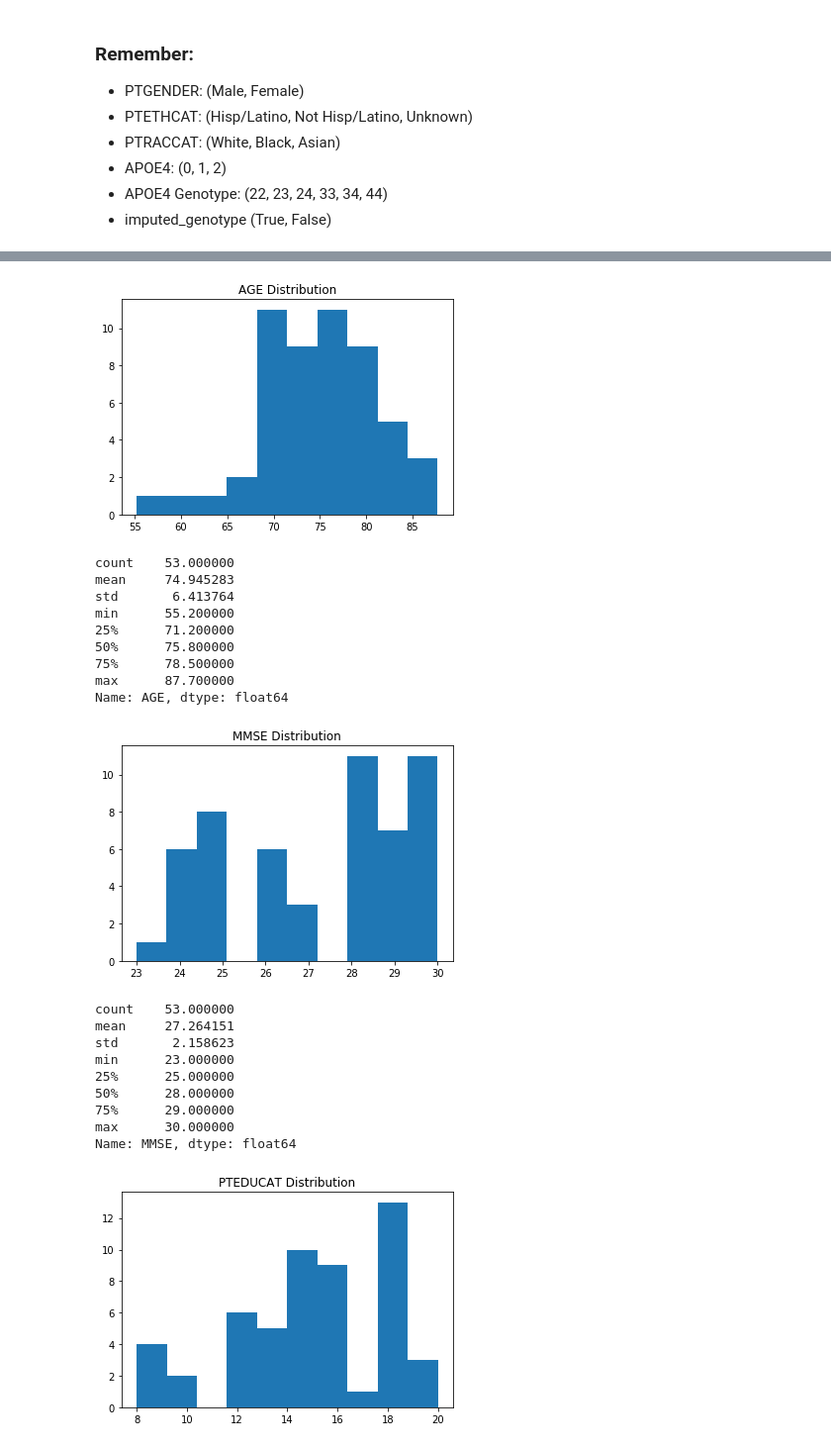
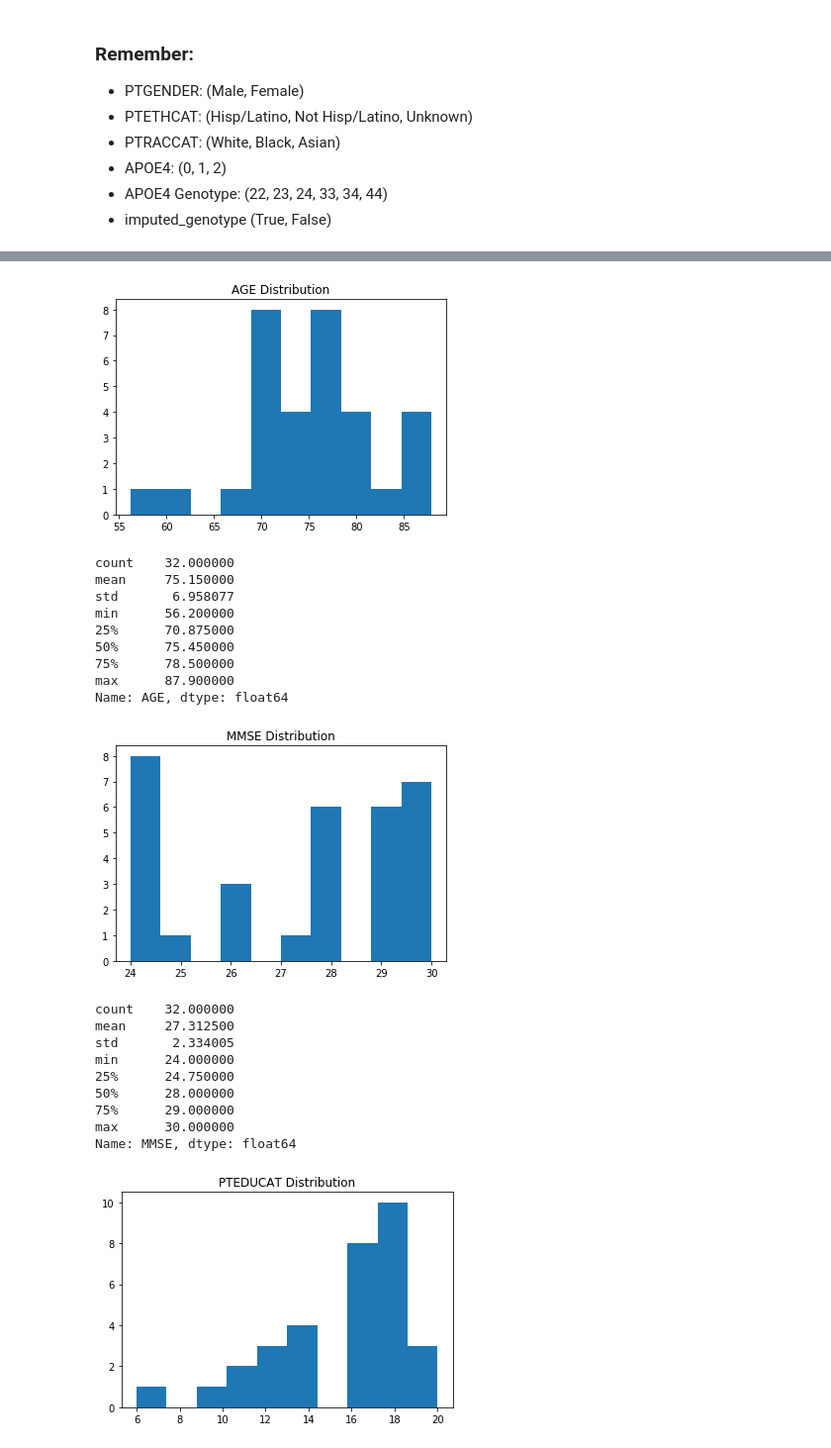
Before and after one commit to grantgasser/Alzheimers-Prediction, a Jupyter notebook: Multi-Class Classification ADNI.ipynb, the cells around one changed output, grey strips where cells are left out. Shown at 99% size. Saved outputs shown, nothing was run; the diff lists cells and outputs as text; code cells hidden in the pictures.

```diff
--- a/Multi-Class Classification ADNI.ipynb
+++ b/Multi-Class Classification ADNI.ipynb
@@ -272,0 +267,3 @@ Test Accuracy for # estimators = 100: 0.6624203821656051
+# %%
+log_clf = LogisticRegression(solver='lbfgs', penalty='l2', max_iter=1000000, multi_class='multinomial')
+print('Validation Accuracy = ', format(cross_val_score(log_clf, X_train, y_train, cv=5).mean(), '.2%'))
@@ -272,0 +272,3 @@ Test Accuracy for # estimators = 100: 0.6624203821656051
+# %%
+rf_clf = RandomForestClassifier(n_estimators=200)
+print('Validation Accuracy = ', format(cross_val_score(rf_clf, X_train, y_train, cv=5).mean(), '.2%'))
@@ -332,0 +336,7 @@ misclassified.head()
+# %%
+log_clf.fit(X_train, y_train)
+
+log_clf_preds = log_clf.predict(X_test)
+
+log_clf_accuracy = (log_clf_preds == y_test)
+print('Test Accuracy =', format( np.sum(log_clf_accuracy)/num_test, '.2%'))
@@ -332,0 +347,8 @@ misclassified.head()
+# %%
+misclassified_index = (log_clf_preds != y_test)
+
+X_misclassified = X_test[misclassified_index]
+y_misclassified = y_test[misclassified_index]
+preds_misclassified = log_clf_preds[misclassified_index]
+
+X_misclassified.head()
@@ -333,31 +421,31 @@ misclassified.head()
 # %%
 # DRY unless you're a data scientist
-for var in numerical_vars:
-    plt.hist(misclassified[var], bins=10)
+for var in ['AGE', 'MMSE', 'PTEDUCAT']:
+    plt.hist(X_misclassified[var], bins=10)
     plt.title(var + ' Distribution')
     plt.show()
 
     # descriptive stats
-    print(misclassified[var].describe())
+    print(X_misclassified[var].describe())
 # %% [output]
-[figure, old version]
+[figure, new version]
-count    53.000000
-mean     74.945283
-std       6.413764
-min      55.200000
-25%      71.200000
-50%      75.800000
+count    32.000000
+mean     75.150000
+std       6.958077
+min      56.200000
+25%      70.875000
+50%      75.450000
 75%      78.500000
-max      87.700000
+max      87.900000
 Name: AGE, dtype: float64
-[figure, old version]
+[figure, new version]
-count    53.000000
-mean     27.264151
-std       2.158623
-min      23.000000
-25%      25.000000
+count    32.000000
+mean     27.312500
+std       2.334005
+min      24.000000
+25%      24.750000
 50%      28.000000
 75%      29.000000
 max      30.000000
 Name: MMSE, dtype: float64
-[figure, old version]
+[figure, new version]
```
Also changed, not shown: parts of 35 cells of this notebook.
